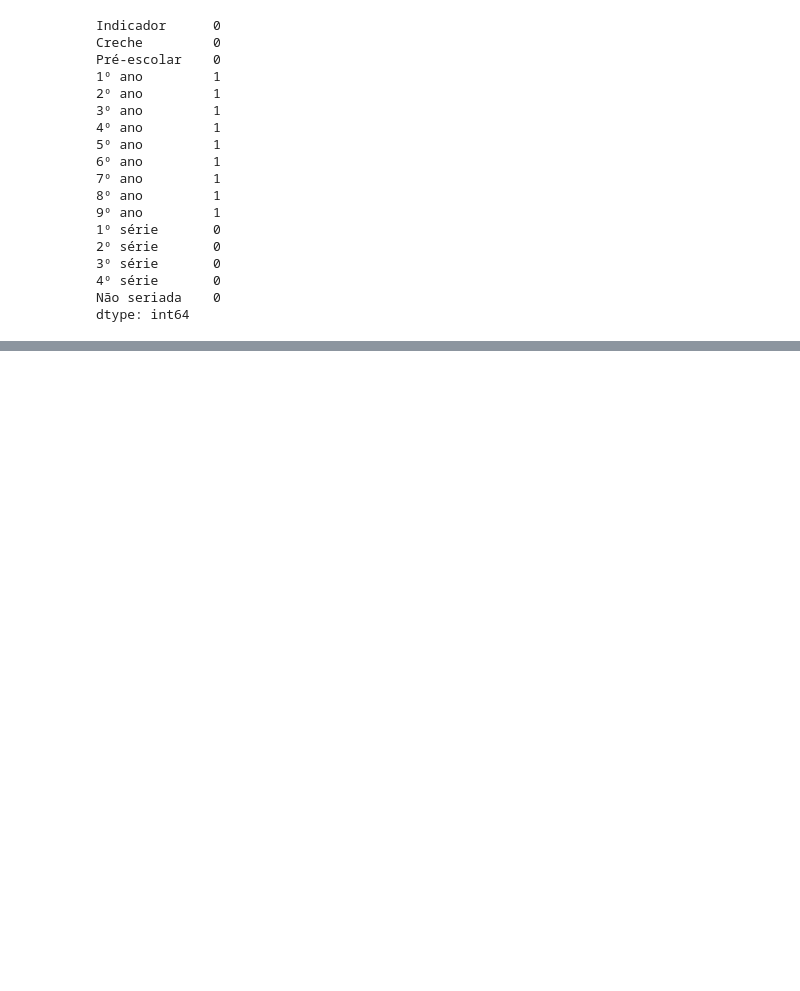
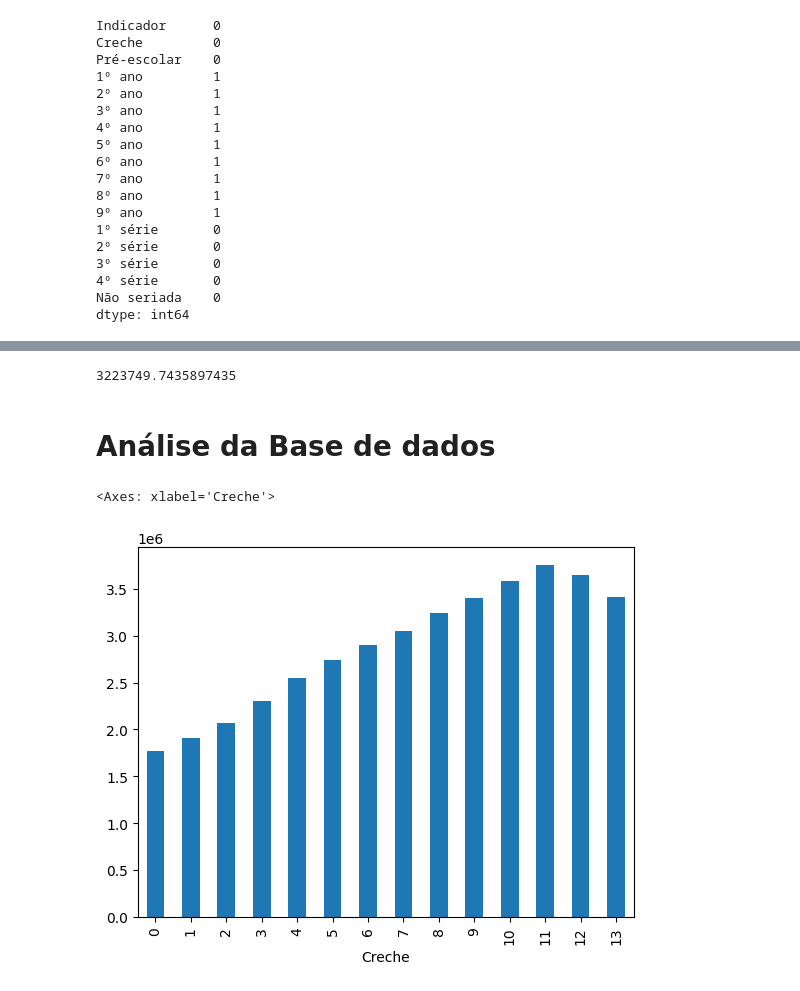
Before and after one commit to jgsjuliana/EDA_CensoEscolarIBGE, a Jupyter notebook: Projeto - Técnicas de Programação I.ipynb, the cells around one changed output, grey strips where cells are left out. Cells and saved outputs as stored; diff of their text form; code cells hidden in the pictures; blank space fills up the shorter version.

```diff
--- a/Projeto - Técnicas de Programação I.ipynb
+++ b/Projeto - Técnicas de Programação I.ipynb
@@ -212,0 +289,14 @@ ValueError: Boolean array expected for the condition, not object
+# %%
+#Média geral do ensino fundamental, para preenchimento dos valores zerados em 2021
+media_fundamental = media_ano.mean()
+
+media_fundamental
+# %% [output]
+3223749.7435897435
+# %% [markdown]
+# Análise da Base de dados
+# %%
+df['Creche'].plot(kind='bar', xlabel = 'Creche')
+# %% [output]
+<Axes: xlabel='Creche'>
+[figure, added]
```
Also changed, not shown: parts of 14 cells of this notebook.
